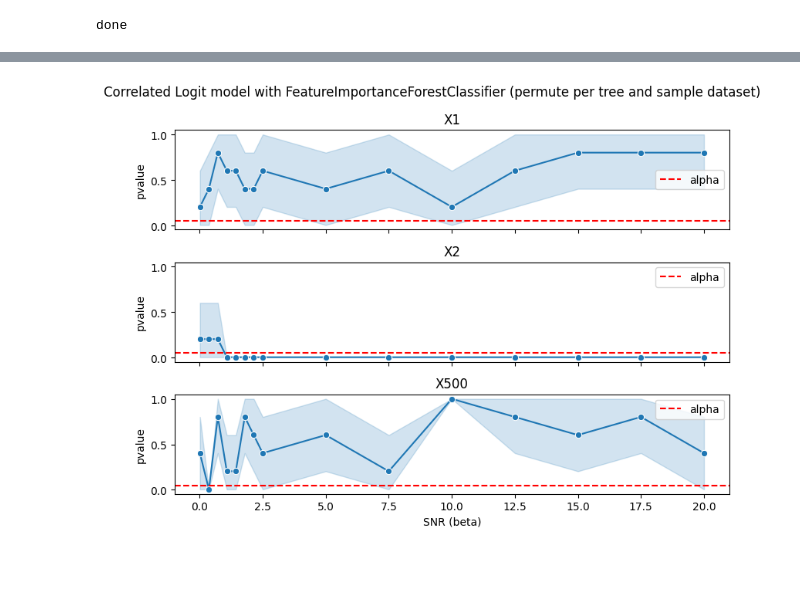
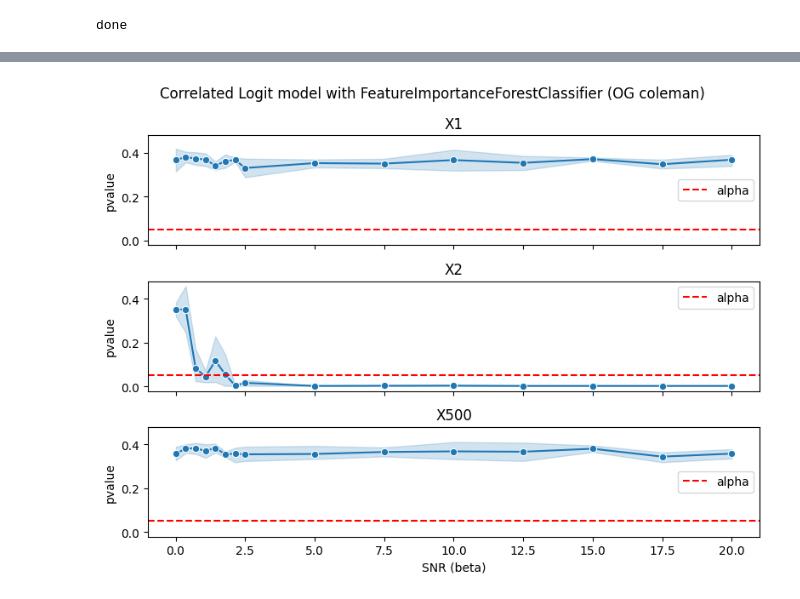
Before and after one commit to neurodata/treeple, a Jupyter notebook: benchmarks_nonasv/notebooks/compare_coleman_and_permutation_forest.ipynb, the cells around one changed output, grey strips where cells are left out. Cells and saved outputs as stored; diff of their text form; code cells hidden in the pictures; blank space fills up the shorter version.

```diff
--- a/benchmarks_nonasv/notebooks/compare_coleman_and_permutation_forest.ipynb
+++ b/benchmarks_nonasv/notebooks/compare_coleman_and_permutation_forest.ipynb
@@ -107,7 +107,9 @@ def linear_model_mars():
 def random_forest_model():
     pass
 # %%
-def correlated_logit_model(beta=5.0, seed=None):
+def correlated_logit_model(
+    beta=5.0, seed=None, permute_per_tree=True, sample_dataset_per_tree=True
+):
     r"""Test MIGHT using MSE from linear model simulation.
 
     See https://arxiv.org/pdf/1904.07830.pdf Figure 1.
@@ -121,8 +123,6 @@ def correlated_logit_model(beta=5.0, seed=None):
     test_size = 1.0 / 6
     metric = "mse"
     n_repeats = 500
-    permute_per_tree = True
-    sample_dataset_per_tree = True
 
     n = 500  # Number of time steps
     ar_coefficient = 0.15
@@ -375,14 +358,0 @@ fig.tight_layout()
-# %%
-fig, axs = plt.subplots(2, 2, figsize=(8, 6), sharey=True, sharex=True)
-axs = axs.flatten()
-
-for ax, name in zip(axs, ["X1", "X2", "X6", "X7"]):
-    sns.lineplot(data=df, x="sigma_factor", y=name, ax=ax, marker="o")
-
-    ax.axhline([0.05], ls="--", color="red", label="alpha")
-    ax.set(title=name, ylabel="pvalue", xlabel="SNR (10 / x)")
-    ax.legend()
-fig.suptitle(
-    "Linear ANCOVA model with Coleman Forest (Permute per tree, but not sample separate dataset)"
-)
-fig.tight_layout()
@@ -391,12 +358,0 @@ fig.tight_layout()
-# %%
-fig, axs = plt.subplots(2, 2, figsize=(8, 6), sharey=True, sharex=True)
-axs = axs.flatten()
-
-for ax, name in zip(axs, ["X1", "X2", "X6", "X7"]):
-    sns.lineplot(data=df, x="sigma_factor", y=name, ax=ax, marker="o")
-
-    ax.axhline([0.05], ls="--", color="red", label="alpha")
-    ax.set(title=name, ylabel="pvalue", xlabel="SNR (10 / x)")
-    ax.legend()
-fig.suptitle("Linear ANCOVA model with Permutation Forest")
-fig.tight_layout()
@@ -420,7 +374,9 @@ for beta in beta_space:
     for idx in range(5):
         new_seed = rng.integers(0, np.iinfo(np.uint32).max, dtype=np.uint32)
 
-        elements_dict = correlated_logit_model(beta, new_seed)
+        elements_dict = correlated_logit_model(
+            beta, new_seed, permute_per_tree=False, sample_dataset_per_tree=False
+        )
         for key, value in elements_dict.items():
             pvalue_dict[key].append(value)
         pvalue_dict["sigma_factor"].append(beta)
@@ -460,16 +416,16 @@ display(df.head())
 # %%
 fig, axs = plt.subplots(3, 1, figsize=(8, 6), sharey=True, sharex=True)
 axs = axs.flatten()
 
 for ax, name in zip(axs, ["X1", "X2", "X500"]):
     sns.lineplot(data=df, x="sigma_factor", y=name, ax=ax, marker="o")
 
     ax.axhline([0.05], ls="--", color="red", label="alpha")
     ax.set(title=name, ylabel="pvalue", xlabel="SNR (beta)")
     ax.legend()
 fig.suptitle(
-    "Correlated Logit model with FeatureImportanceForestClassifier (permute per tree and sample dataset)"
+    "Correlated Logit model with FeatureImportanceForestClassifier (OG coleman)"
 )
 fig.tight_layout()
 # %% [output]
-[figure, old version]
+[figure, new version]
```
Also changed, not shown: parts of 17 cells of this notebook, 3 other files.
